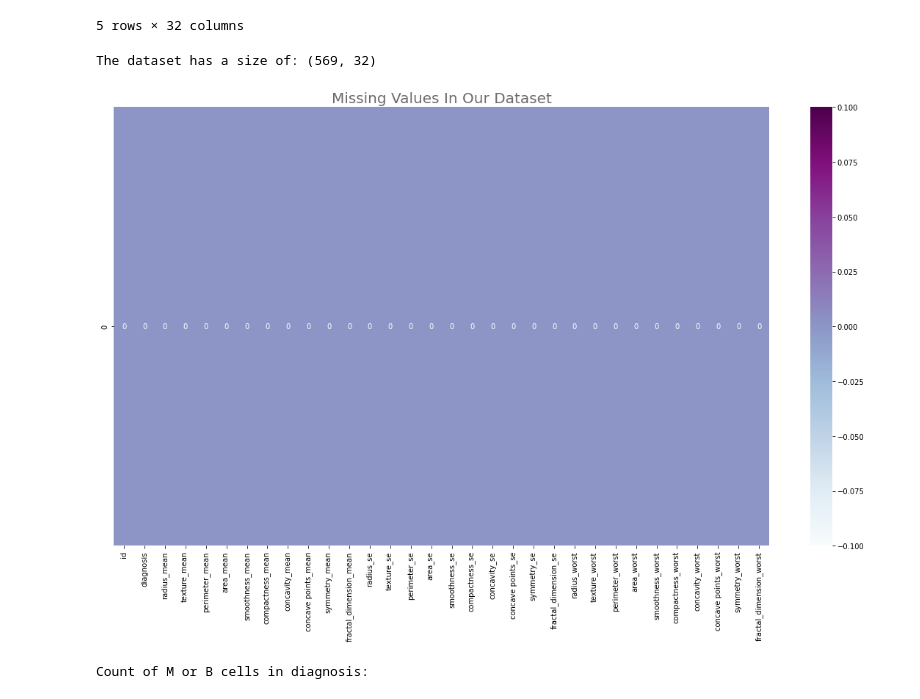
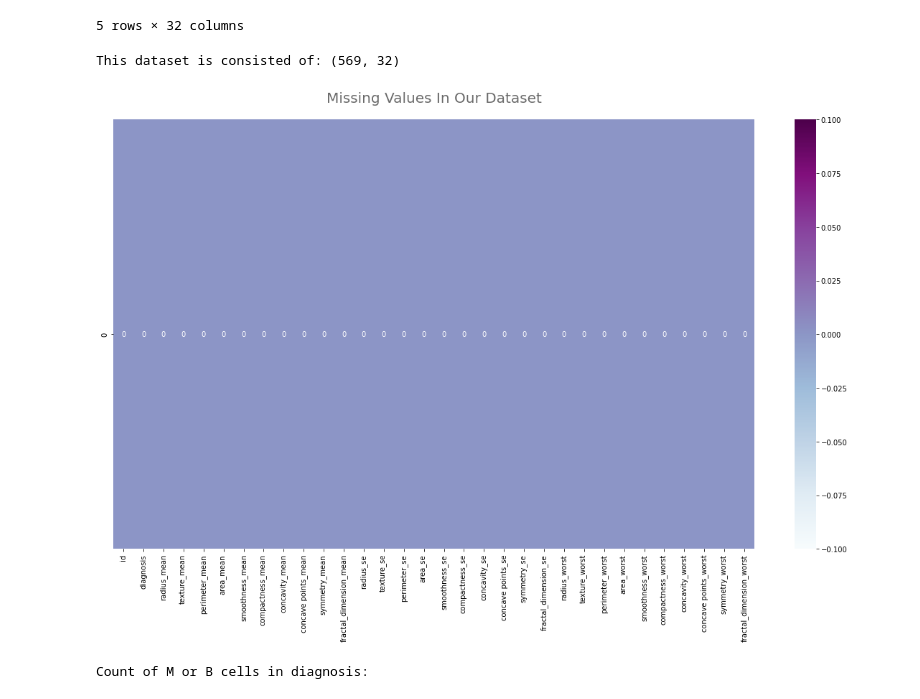
Before and after one commit to vainero/Breast-Cancer-Diagnosis, a Jupyter notebook: breast-cancer-diagnosis-logistic-regression.ipynb, the cells around one changed output. Drawn from its saved outputs; the diff is of its cells as text; code cells hidden in the pictures.

```diff
--- a/breast-cancer-diagnosis-logistic-regression.ipynb
+++ b/breast-cancer-diagnosis-logistic-regression.ipynb
@@ -52,15 +52,15 @@ df.head()
 | 4 | 84358402 | M | 20.29 | 14.34 | 135.10 | 1297.0 | 0.10030 | ... |
 5 rows × 32 columns
 # %%
-print(clr.S+'The dataset has a size of:'+clr.E, df.shape)
+print(clr.S+'This dataset is consisted of:'+clr.E, df.shape)
 # %% [output]
-The dataset has a size of: (569, 32)
+This dataset is consisted of: (569, 32)
 # %%
 sns.heatmap(pd.DataFrame(df.isna().sum()).T,annot=True,cmap="BuPu",fmt='d')
-plt.title('Missing Values In Our Dataset',fontsize=20, color = '#6a6a6a')
+plt.title('Missing Values In Our Dataset',fontsize=20, color = '#6a6a6a', y=1.03)
 plt.show()
 # %% [output]
-[figure, old version]
+[figure, new version]
 # %%
 print(clr.S+'Count of M or B cells in diagnosis:'+clr.E)
 df['diagnosis'].value_counts()
```
Also changed, not shown: parts of 6 cells of this notebook.
